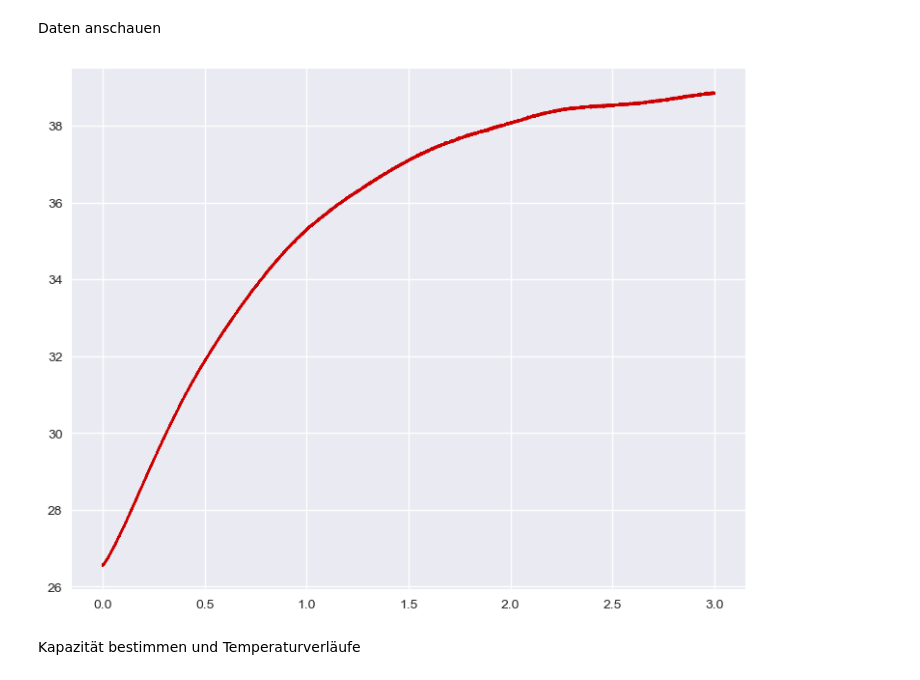
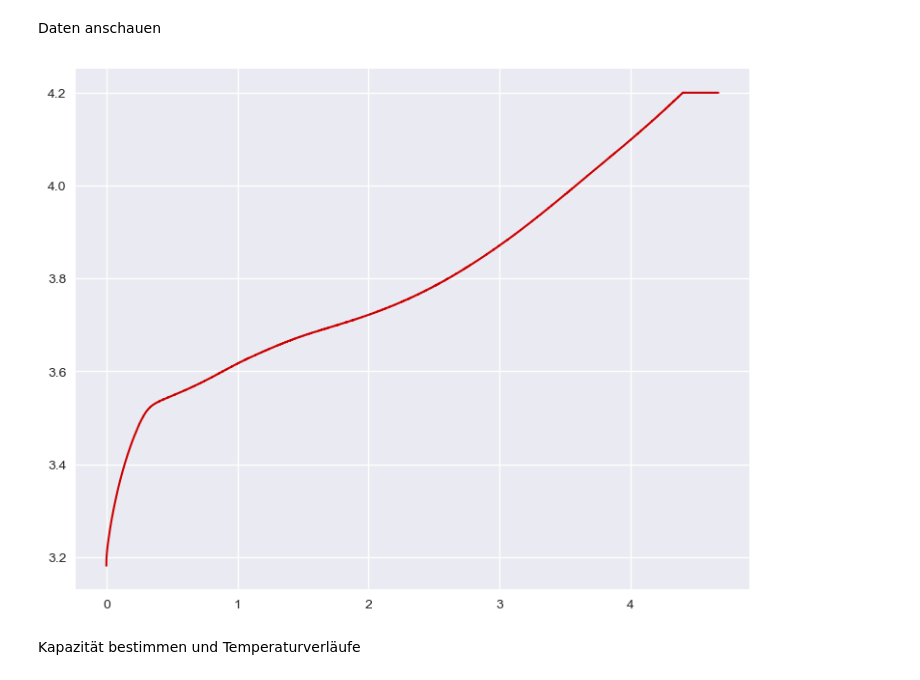
Before and after one commit to dieterduese/Projekt_Entropie, a Jupyter notebook: CheckUp.ipynb, the cells around one changed output. Saved outputs shown, nothing was run; the diff lists cells and outputs as text; code cells hidden in the pictures.

```diff
--- a/CheckUp.ipynb
+++ b/CheckUp.ipynb
@@ -328,9 +338,9 @@ for datei in dateien:
 # %% [markdown]
 Daten anschauen
 # %%
-test=filtplot(data_test["CUB21NMC4606_TA_preCheckup.txt"],49,50,plot=1,col=7)
+test=filtplot(data_test["CUB21NMC4606_TA_preCheckup.txt"],16,17,plot=1,col=2)
 # %% [output]
-[figure, old version]
+[figure, new version]
 # %% [markdown]
 Kapazität bestimmen und Temperaturverläufe
 # %%
```
Also changed, not shown: parts of 4 cells of this notebook, 6 other files.
